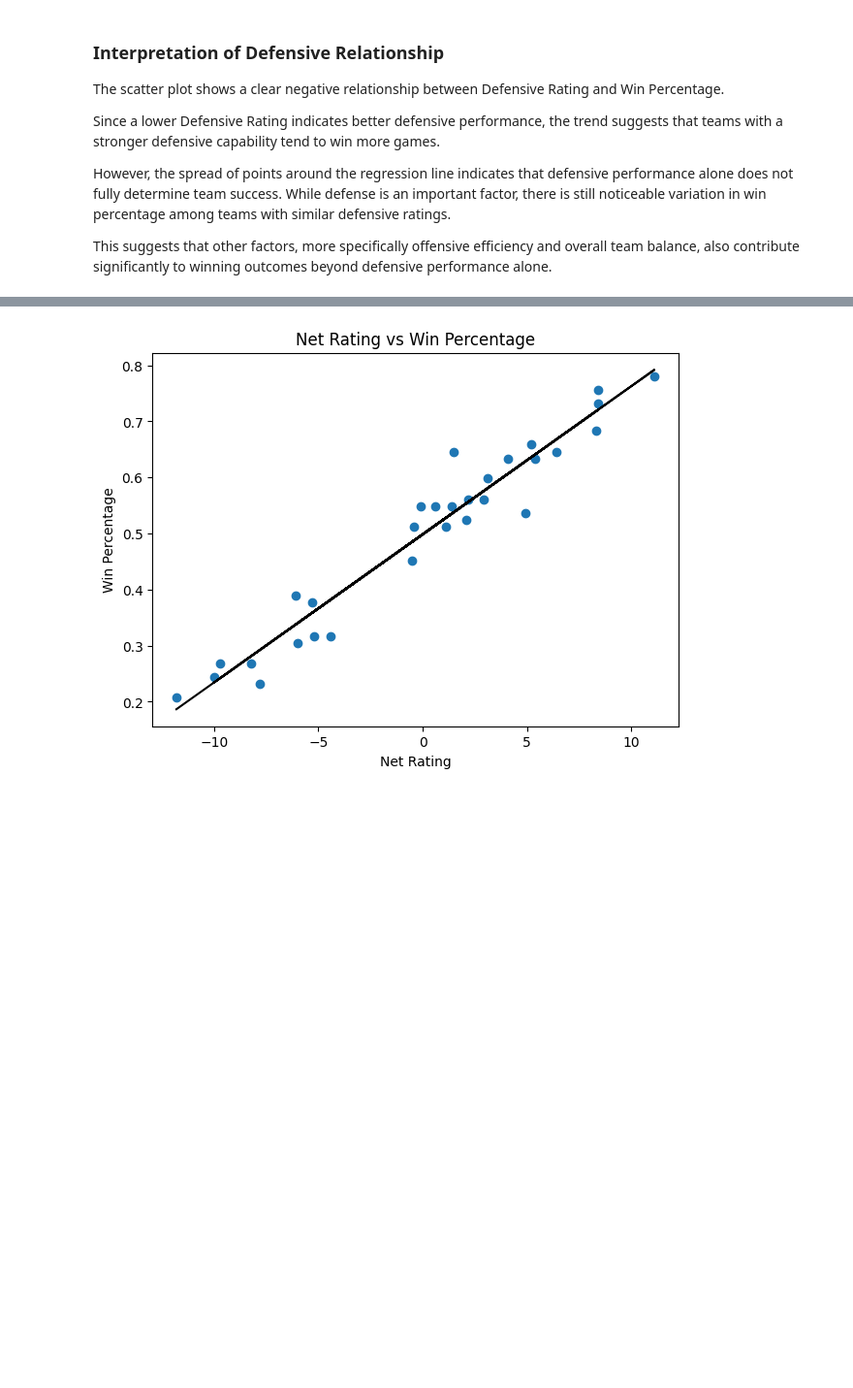
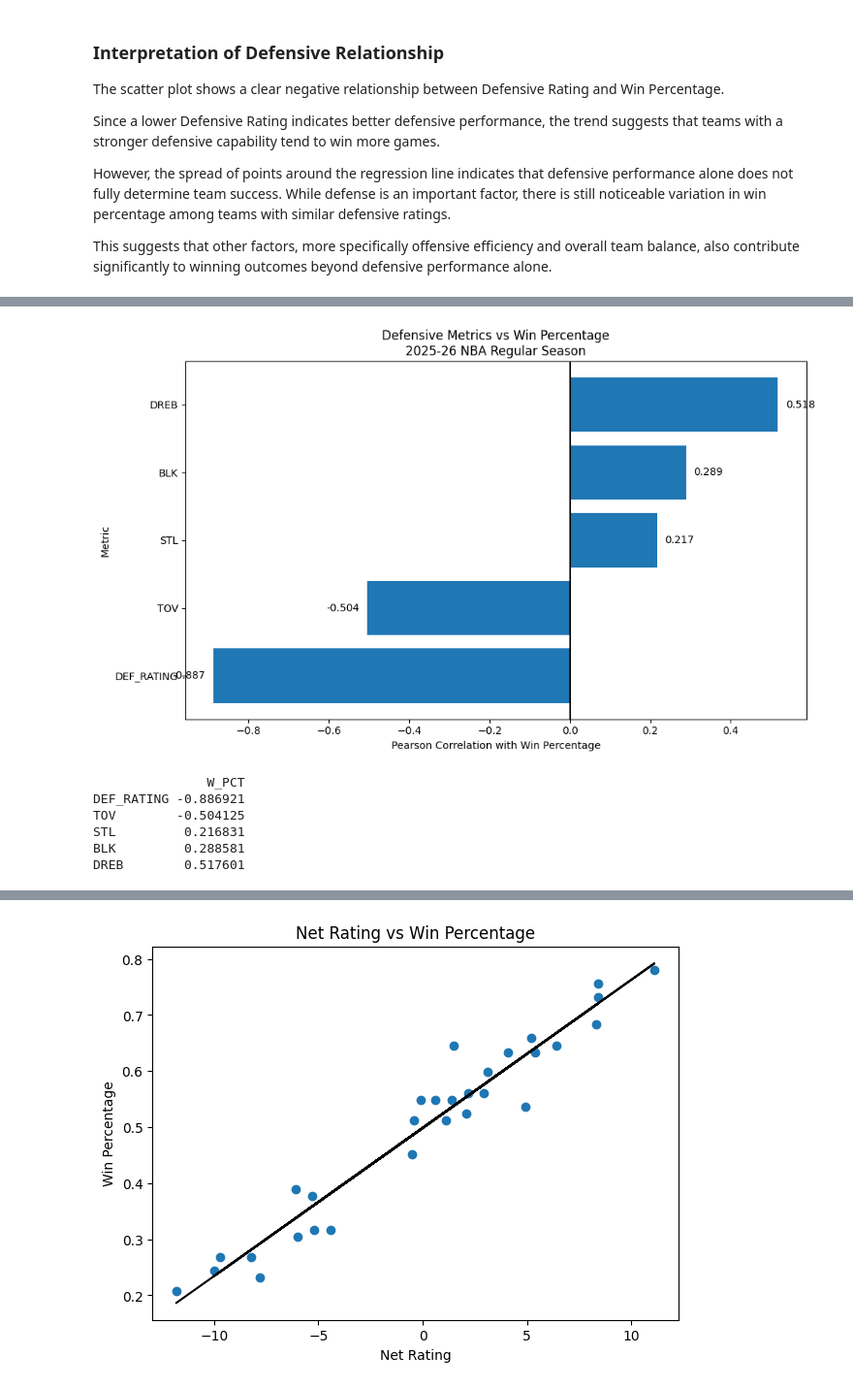
Before and after one commit to veskala01-lgtm/nba-team-success-analysis, a Jupyter notebook: nba_defense_project/notebook/nba_defense_analysis.ipynb, the cells around one changed output, grey strips where cells are left out. Shown at 97% size. Saved outputs shown, nothing was run; the diff lists cells and outputs as text; code cells hidden in the pictures; blank space fills up the shorter version.

```diff
--- a/nba_defense_project/notebook/nba_defense_analysis.ipynb
+++ b/nba_defense_project/notebook/nba_defense_analysis.ipynb
@@ -84,0 +51,9 @@ df.head()
+# %%
+adv_stats = leaguedashteamstats.LeagueDashTeamStats(season='2025-26', season_type_all_star='Regular Season', measure_type_detailed_defense='Advanced')
+adv_df = adv_stats.get_data_frames()[0]
+
+traditional_df = leaguedashteamstats.LeagueDashTeamStats(season='2025-26', season_type_all_star='Regular Season', measure_type_detailed_defense='Base').get_data_frames()[0]
+
+nba_df = adv_df.merge(traditional_df, on='TEAM_ID')
+nba_df = nba_df.drop(columns=nba_df.filter(regex='_y$').columns)
+nba_df.columns = nba_df.columns.str.replace('_x', '')
@@ -258,0 +195,59 @@ Note: you may need to restart the kernel to use updated packages.
+# %%
+metrics = [
+    'DEF_RATING',
+    'DREB',
+    'STL',
+    'BLK',
+    'TOV'
+]
+
+correlation_matrix = nba_df[
+    metrics + ['W_PCT']
+].corr()
+
+corr_df = (
+    correlation_matrix[['W_PCT']]
+    .drop('W_PCT')
+    .sort_values(by='W_PCT')
+)
+
+plt.figure(figsize=(10, 6))
+
+bars = plt.barh(
+    corr_df.index,
+    corr_df['W_PCT']
+)
+
+plt.axvline(x=0, color='black')
+
+plt.xlabel('Pearson Correlation with Win Percentage')
+plt.ylabel('Metric')
+
+plt.title(
+    'Defensive Metrics vs Win Percentage\n2025-26 NBA Regular Season'
+)
+
+for bar in bars:
+
+    value = bar.get_width()
+
+    plt.text(
+        value + 0.02 if value >= 0 else value - 0.02,
+        bar.get_y() + bar.get_height() / 2,
+        f'{value:.3f}',
+        va='center',
+        ha='left' if value >= 0 else 'right'
+    )
+
+plt.tight_layout()
+plt.show()
+
+print(corr_df)
+# %% [output]
+[figure, added]
+               W_PCT
+DEF_RATING -0.886921
+TOV        -0.504125
+STL         0.216831
+BLK         0.288581
+DREB        0.517601
```
Also changed, not shown: parts of 31 cells of this notebook.
